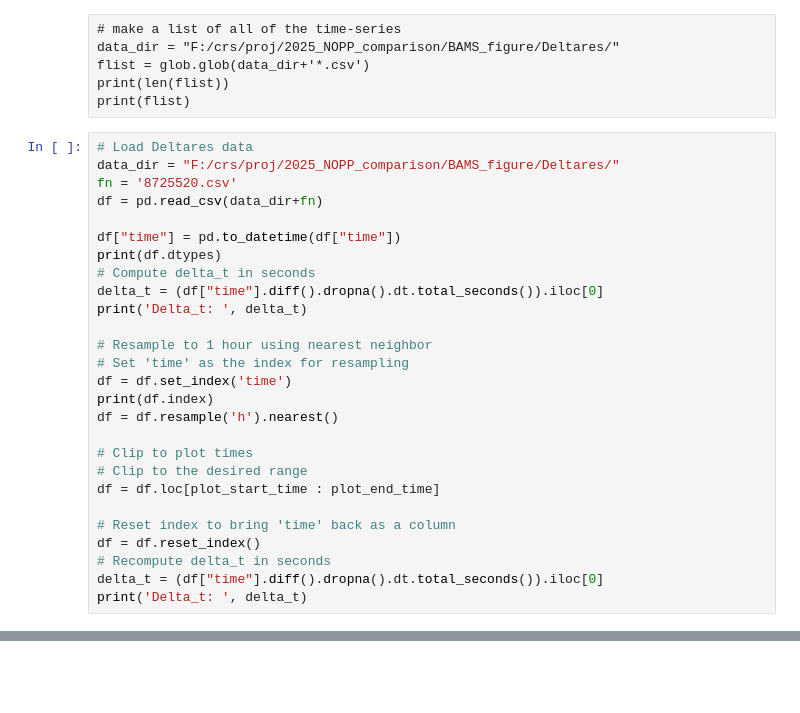
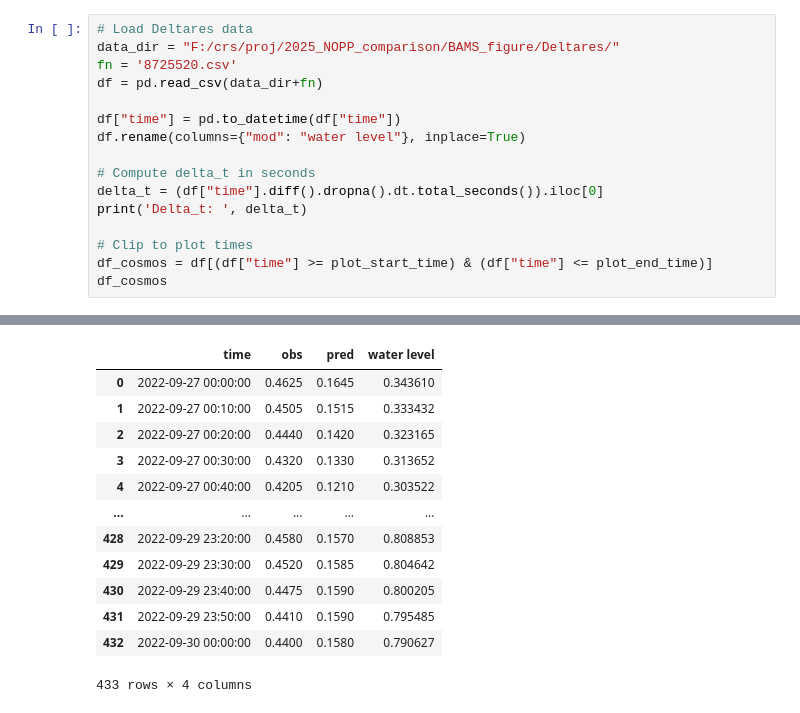
Before and after one commit to csherwood-usgs/NOPP_comparison, a Jupyter notebook: BAMS_FtMeyers_TS.ipynb, the cells around one changed output, grey strips where cells are left out. Drawn from its saved outputs; the diff is of its cells as text; blank space fills up the shorter version.

```diff
--- a/BAMS_FtMeyers_TS.ipynb
+++ b/BAMS_FtMeyers_TS.ipynb
@@ -83,9 +98,3 @@ Delta_t:  3600.0
-# %% [raw]
-# make a list of all of the time-series
-data_dir = "F:/crs/proj/2025_NOPP_comparison/BAMS_figure/Deltares/"
-flist = glob.glob(data_dir+'*.csv')
-print(len(flist))
-print(flist)
 # %%
 # Load Deltares data
 data_dir = "F:/crs/proj/2025_NOPP_comparison/BAMS_figure/Deltares/"
@@ -93,24 +102,13 @@ fn = '8725520.csv'
 df = pd.read_csv(data_dir+fn)
 
 df["time"] = pd.to_datetime(df["time"])
-print(df.dtypes)
+df.rename(columns={"mod": "water level"}, inplace=True)
+
 # Compute delta_t in seconds
 delta_t = (df["time"].diff().dropna().dt.total_seconds()).iloc[0]
 print('Delta_t: ', delta_t)
 
-# Resample to 1 hour using nearest neighbor
-# Set 'time' as the index for resampling
-df = df.set_index('time')
-print(df.index)
-df = df.resample('h').nearest()
-
 # Clip to plot times
-# Clip to the desired range
-df = df.loc[plot_start_time : plot_end_time]
-
-# Reset index to bring 'time' back as a column
-df = df.reset_index()
-# Recompute delta_t in seconds
-delta_t = (df["time"].diff().dropna().dt.total_seconds()).iloc[0]
-print('Delta_t: ', delta_t)
+df_cosmos = df[(df["time"] >= plot_start_time) & (df["time"] <= plot_end_time)]
+df_cosmos
 # %% [output]
@@ -135,0 +116,13 @@ Delta_t:  3600.0
+|  | time | obs | pred | water level |
+| 0 | 2022-09-27 00:00:00 | 0.4625 | 0.1645 | 0.343610 |
+| 1 | 2022-09-27 00:10:00 | 0.4505 | 0.1515 | 0.333432 |
+| 2 | 2022-09-27 00:20:00 | 0.4440 | 0.1420 | 0.323165 |
+| 3 | 2022-09-27 00:30:00 | 0.4320 | 0.1330 | 0.313652 |
+| 4 | 2022-09-27 00:40:00 | 0.4205 | 0.1210 | 0.303522 |
+| ... | ... | ... | ... | ... |
+| 428 | 2022-09-29 23:20:00 | 0.4580 | 0.1570 | 0.808853 |
+| 429 | 2022-09-29 23:30:00 | 0.4520 | 0.1585 | 0.804642 |
+| 430 | 2022-09-29 23:40:00 | 0.4475 | 0.1590 | 0.800205 |
+| 431 | 2022-09-29 23:50:00 | 0.4410 | 0.1590 | 0.795485 |
+| 432 | 2022-09-30 00:00:00 | 0.4400 | 0.1580 | 0.790627 |
+433 rows × 4 columns
```
Also changed, not shown: parts of 9 cells of this notebook, 3 other files.
